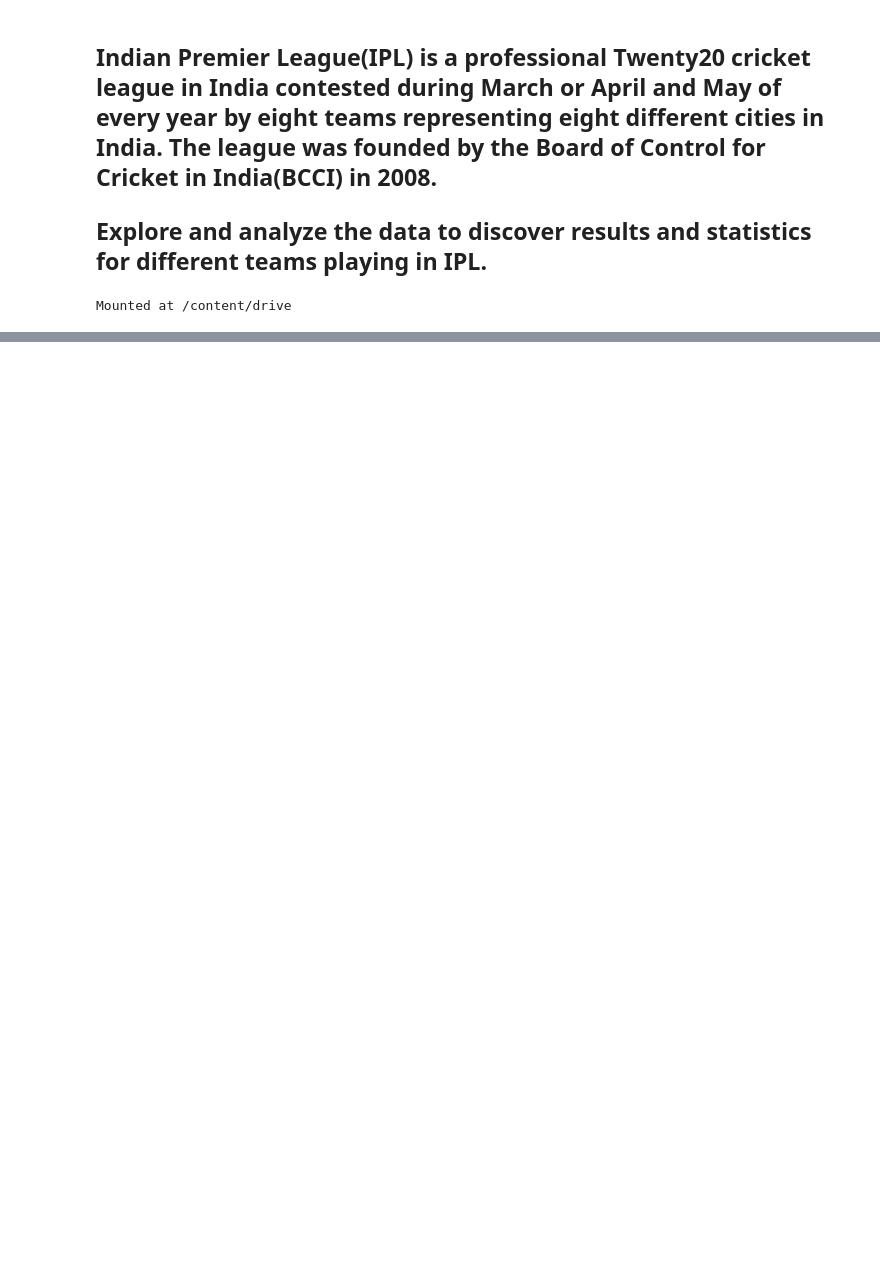
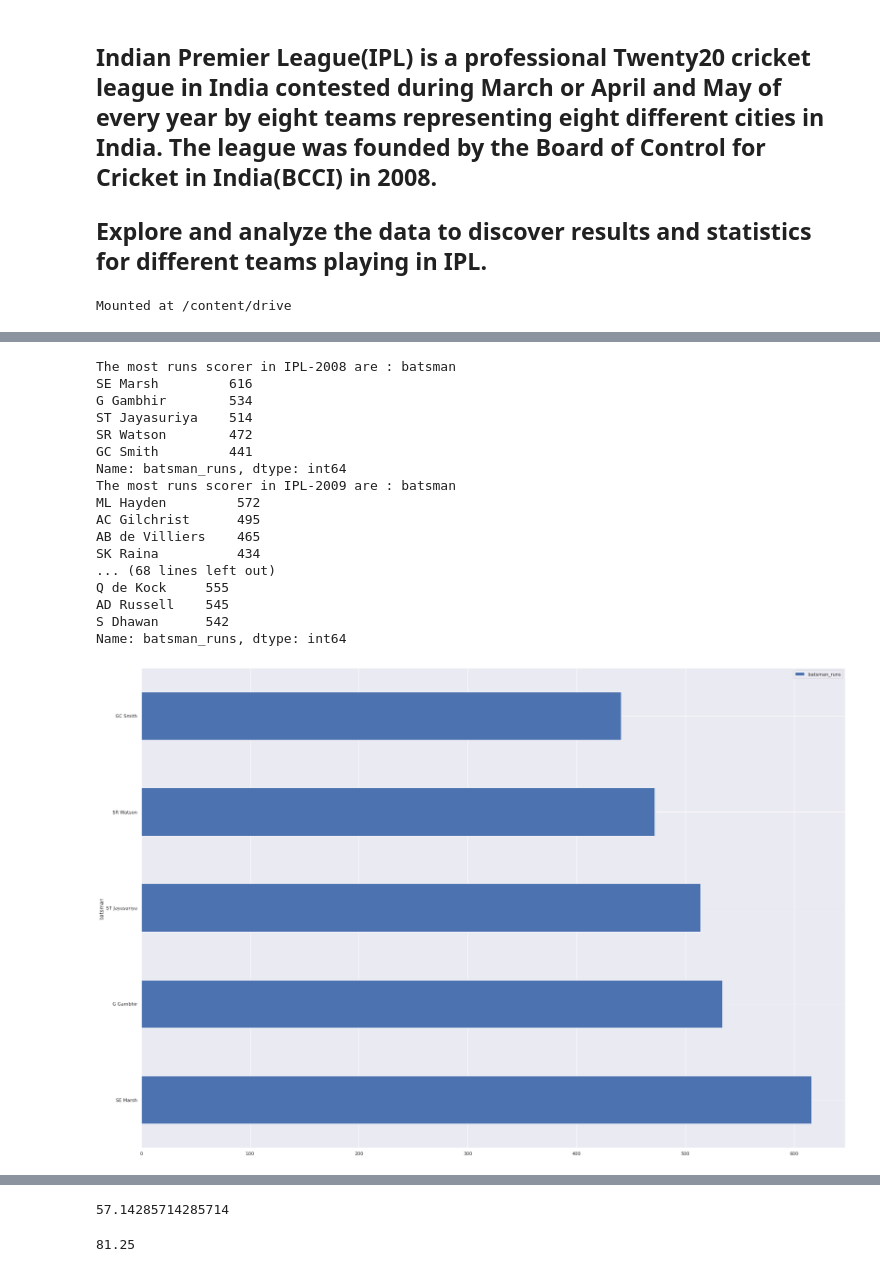
Before and after one commit to akhileshchoudhary1994/IPL-T-20-Cricket-analysis, a Jupyter notebook: Copy_of_IPL_T20_Cricket_Analysis_Capstone_Project.ipynb, the cells around one changed output, grey strips where cells are left out. Drawn from its saved outputs; the diff is of its cells as text; code cells hidden in the pictures; blank space fills up the shorter version.

```diff
--- a/Copy_of_IPL_T20_Cricket_Analysis_Capstone_Project.ipynb
+++ b/Copy_of_IPL_T20_Cricket_Analysis_Capstone_Project.ipynb
@@ -20,0 +26,3 @@ team_csv = pd.read_csv(working_directory + 'teams.csv')
+# %%
+delievery_csv=pd.read_csv(working_directory + 'deliveries.csv')
+delievery_csv["dismissal_kind"].value_counts()
@@ -20,0 +40,3 @@ team_csv = pd.read_csv(working_directory + 'teams.csv')
+# %%
+matches_csv=pd.read_csv(working_directory + 'matches.csv')
+matches_csv.head(2)
@@ -20,0 +170,36 @@ team_csv = pd.read_csv(working_directory + 'teams.csv')
+# %%
+
+# merged delievery and matches for getting particular season
+def most_runs_scored(x):
+  merging_delievery_matches=pd.merge(delievery_csv,matches_csv,how="inner", left_on=["match_id"],right_on=["id"])
+  #filtering specific for the particular season and evaluation total runs scored by each batsman
+  merge_particular_season=merging_delievery_matches[merging_delievery_matches["Season"]==x]
+  return(merge_particular_season.groupby("batsman")["batsman_runs"].sum().sort_values(ascending=False))[:5]
+
+l=["IPL-2008","IPL-2009","IPL-2010","IPL-2011","IPL-2012","IPL-2013","IPL-2014","IPL-2015","IPL-2016","IPL-2017","IPL-2018","IPL-2019"]
+for i in l:
+  print(f'The most runs scorer in {i} are : {most_runs_scored(i)}')
+  import matplotlib.pyplot as plt
+  from matplotlib.ticker import StrMethodFormatter
+  pd.DataFrame(most_runs_scored(i)).plot(kind="barh")
+
+#('Mumbai Indians', 'Kochi Tuskers Kerala', 'Gujarat Lions', 'Delhi Daredevils', 'Kings XI Punjab', 'Chennai Super Kings', 'Rajasthan Royals', 'Sunrisers Hyderabad', 'Rising Pune Supergiants', 'Kolkata Knight Riders', 'Delhi Capitals', 'Pune Warriors', 'Deccan Chargers', 'Rising Pune Supergiant', 'Royal Challengers Bangalore')
+# %% [output]
+The most runs scorer in IPL-2008 are : batsman
+SE Marsh         616
+G Gambhir        534
+ST Jayasuriya    514
+SR Watson        472
+GC Smith         441
+Name: batsman_runs, dtype: int64
+The most runs scorer in IPL-2009 are : batsman
+ML Hayden         572
+AC Gilchrist      495
+AB de Villiers    465
+SK Raina          434
+... (68 lines left out)
+Q de Kock     555
+AD Russell    545
+S Dhawan      542
+Name: batsman_runs, dtype: int64
+[figure, added]
@@ -20,0 +217,28 @@ team_csv = pd.read_csv(working_directory + 'teams.csv')
+# %%
+# Evaluating total winning percentage for the team in particular season
+# total_number of matches played by sunrises hyderabad in 2017 season
+total_matches_sunrises=len(matches_csv[((matches_csv["team1"]=="Sunrisers Hyderabad") | (matches_csv["team2"]=="Sunrisers Hyderabad")) & (matches_csv["Season"]=="IPL-2017")])
+
+# now matches winned by sunrises hyderabad for evaluating winning percentage
+
+total_winned_matches_sunrises=len(matches_csv[(matches_csv["Season"]=="IPL-2017") & (matches_csv["winner"]=="Sunrisers Hyderabad") ])
+
+print((total_winned_matches_sunrises/total_matches_sunrises)*100)
+# %% [output]
+57.14285714285714
+# %%
+def winning_percentage(x,y):
+  try:
+    total_matches=len(matches_csv[((matches_csv["team1"]==y) | (matches_csv["team2"]==y)) & (matches_csv["Season"]==x)])
+    # now matches winned by sunrises hyderabad for evaluating winning percentage
+
+    total_winned_matches=len(matches_csv[(matches_csv["Season"]==x) & (matches_csv["winner"]==y) ])
+
+    return((total_winned_matches/total_matches)*100)
+  except:
+    print(f'{y} is not present in {x} ')
+
+     # where x is the season and y is the team in that season
+winning_percentage(x="IPL-2008",y="Rajasthan Royals")
+# %% [output]
+81.25
```
Also changed, not shown: parts of 25 cells of this notebook.
